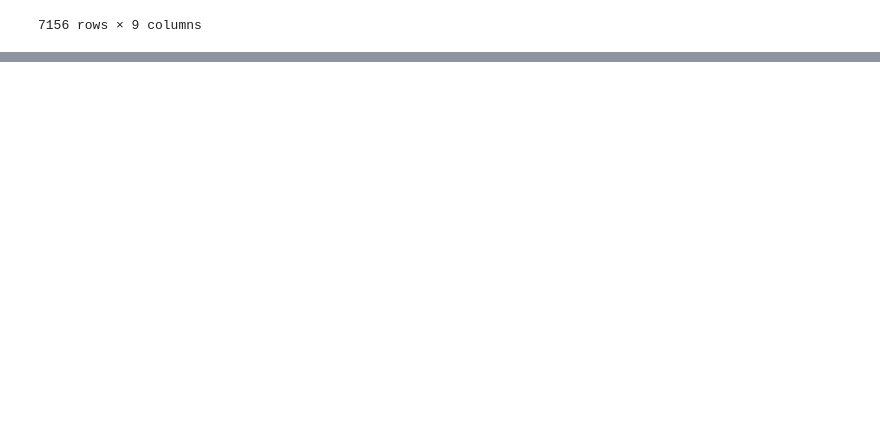
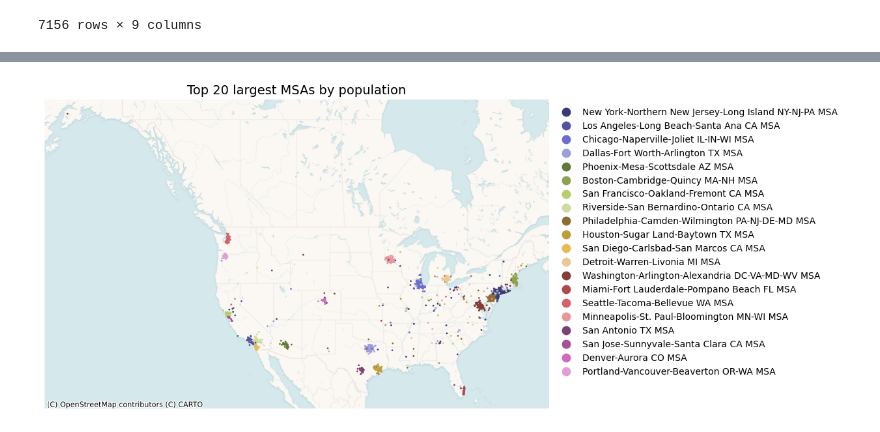
Before and after one commit to calebclayreagor/revelio-assignment, a Jupyter notebook: notebooks/evaluation/msa_us_only.ipynb, the cells around one changed output, grey strips where cells are left out. Cells and saved outputs as stored; diff of their text form; code cells hidden in the pictures; blank space fills up the shorter version.

```diff
--- a/notebooks/evaluation/msa_us_only.ipynb
+++ b/notebooks/evaluation/msa_us_only.ipynb
@@ -157,0 +117,29 @@ plt.show()
+# %%
+# largest MSAs by poulation
+top_n, ms = 20, 1.
+largest = (gdf_us.loc[gdf_us.msa.notna()]
+           .groupby('msa').population.sum()
+           .sort_values(ascending = False)
+           .head(top_n))
+gdf_plt = gdf_us.loc[gdf_us.msa.isin(largest.index)].copy()
+gdf_plt['msa_population'] = gdf_plt.msa.map(largest)
+gdf_plt.sort_values('msa_population', ascending = False, inplace = True)
+gdf_plt['msa'] = gdf_plt.msa.astype(
+    CategoricalDtype(categories = gdf_plt.msa.unique().tolist(), ordered = True))
+
+fig, ax = plt.subplots(1, 1, figsize = (10, 10))
+gdf_plt.plot(
+    column = 'msa',
+    cmap = 'tab20b',
+    markersize = ms,
+    legend = True,
+    ax = ax)
+cx.add_basemap(ax, source = basemap)
+leg = ax.get_legend()
+leg.set_bbox_to_anchor((1., 1))
+leg.set_frame_on(False)
+ax.set_title(f'Top {top_n} largest MSAs by population', size = 14)
+ax.axis(False)
+plt.show()
+# %% [output]
+[figure, added]
```
Also changed, not shown: parts of 12 cells of this notebook, 5 other files.
